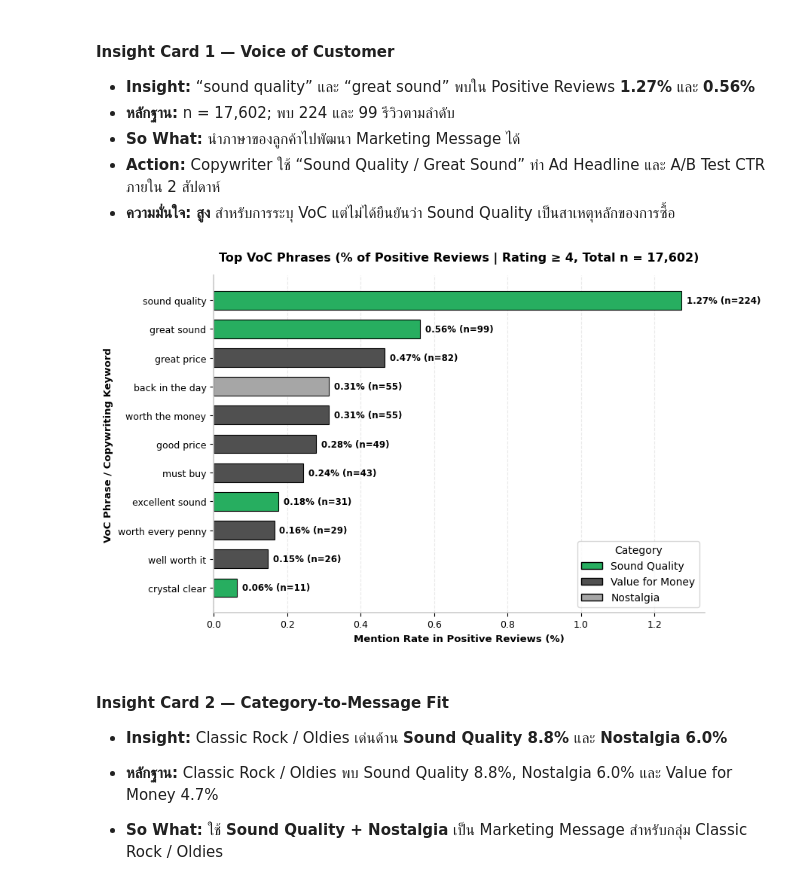
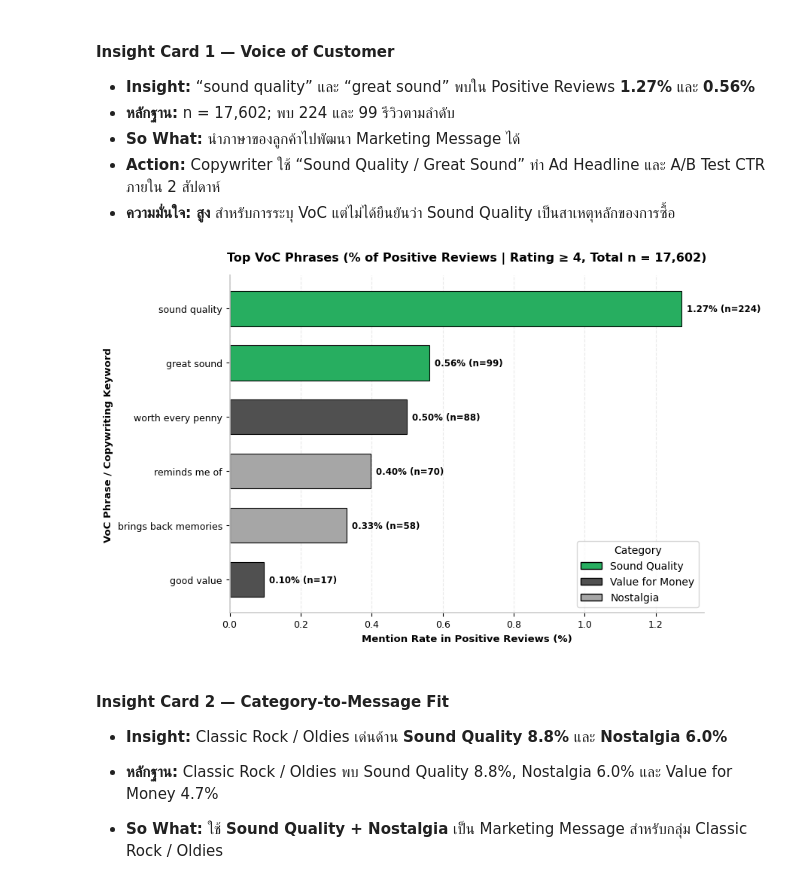
Before and after one commit to audomsak-pypy/Project1-Text_Analytics69, a Jupyter notebook: Project1_Text_Analytics69_Teams.ipynb, the cells around one changed output. Drawn from its saved outputs; the diff is of its cells as text; code cells hidden in the pictures.

```diff
--- a/Project1_Text_Analytics69_Teams.ipynb
+++ b/Project1_Text_Analytics69_Teams.ipynb
@@ -1787,20 +1791,38 @@ from matplotlib.patches import Patch
 import numpy as np
 import pandas as pd
 import seaborn as sns
+import re
 
 # ==============================================================================
 # GRAPH 1: INSIGHT CARD 1 PROOF (Top VoC Phrases - ข้อมูลจริง)
 # ==============================================================================
 
-# จำนวน Positive Reviews จากข้อมูลจริง
-TOTAL_POSITIVE_REVIEWS = len(
-    df_joined[df_joined['rating'] >= 4]
-)
+# กรองข้อมูล Positive Reviews (Rating >= 4)
+df_pos = df_joined[df_joined['rating'] >= 4].copy()
+TOTAL_POSITIVE_REVIEWS = len(df_pos)
 
-# ==========================================================================
-# ใช้ตาราง df_voc ที่สร้างจากผลการวิเคราะห์จริง
-# ==========================================================================
+# สกัดวลีจริง
+voc_phrases = {
+    "sound quality": ("sound quality", "Sound Quality"),
+    "great sound": ("great sound", "Sound Quality"),
+    "worth every penny": ("worth (?:every penny|every cent|the money)", "Value for Money"),
+    "good value": ("good value", "Value for Money"),
+    "brings back memories": ("brings? back (?:old )?memories|takes? me back", "Nostalgia"),
+    "reminds me of": ("reminds? me of", "Nostalgia")
+}
 
+voc_data = []
+for phrase, (pattern, cat) in voc_phrases.items():
+    compiled = re.compile(r'\b' + pattern + r'\b', flags=re.IGNORECASE)
+    count = df_pos['cleaned_text'].apply(lambda x: 1 if compiled.search(str(x)) else 0).sum()
+    voc_data.append({
+        "Phrase": phrase,
+        "Category": cat,
+        "Count": count,
+        "Mention_Rate": (count / TOTAL_POSITIVE_REVIEWS) * 100
+    })
+
+df_voc = pd.DataFrame(voc_data)
 plot_voc = df_voc.copy()
 
 # เรียงจาก Mention Rate ต่ำ -> สูง
@@ -1889,7 +1911,6 @@ ax.set_axisbelow(True)
 
 # ==============================================================================
 # แสดง Percentage + Count
-# ดึงจาก df_voc โดยตรง
 # ==============================================================================
 
 for bar, percentage, count in zip(
@@ -1897,7 +1918,6 @@ for bar, percentage, count in zip(
     plot_voc["Mention_Rate"],
     plot_voc["Count"]
 ):
-
     ax.annotate(
         f"{percentage:.2f}% (n={int(count):,})",
         xy=(
@@ -1916,34 +1936,34 @@ for bar, percentage, count in zip(
 # ==============================================================================
 
 legend_elements = [
     Patch(
         facecolor="#27ae60",
         edgecolor="black",
         label="Sound Quality"
     ),
     Patch(
         facecolor="#505050",
         edgecolor="black",
         label="Value for Money"
     ),
     Patch(
         facecolor="#a6a6a6",
         edgecolor="black",
         label="Nostalgia"
     ),
 ]
 
 ax.legend(
     handles=legend_elements,
     title="Category",
     loc="lower right",
     frameon=True
 )
 
 plt.tight_layout()
 plt.show()
 # %% [output]
-[figure, old version]
+[figure, new version]
 # %% [markdown]
 #### **Insight Card 2 — Category-to-Message Fit**
 
```
Also changed, not shown: parts of 2 cells of this notebook.
